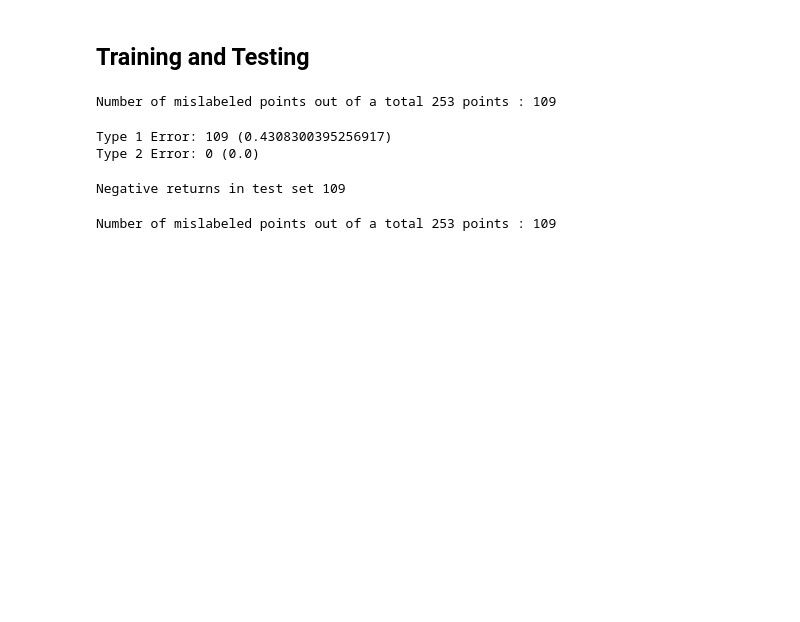
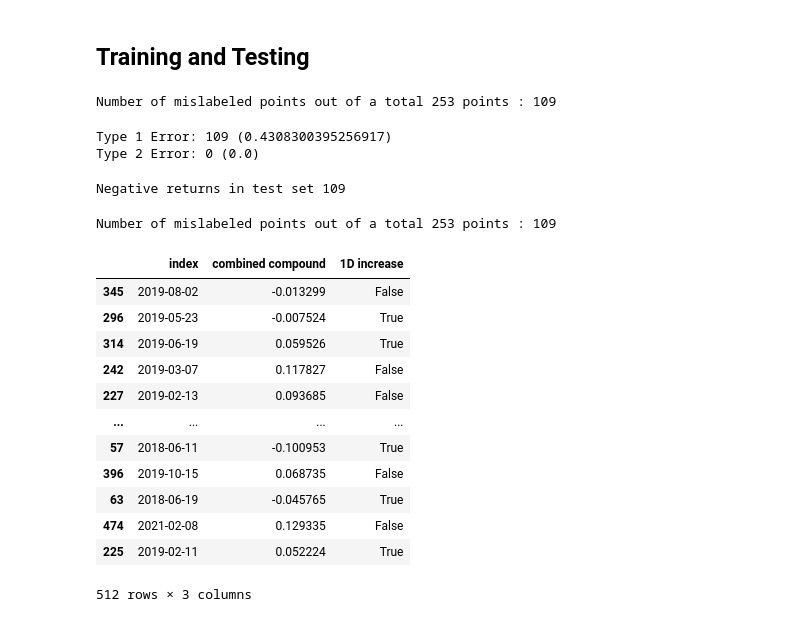
Before and after one commit to hoestlund/thesis, a Jupyter notebook: trading_model/preparing_model.ipynb, the cells around one changed output. Cells and saved outputs as stored; diff of their text form; code cells hidden in the pictures; blank space fills up the shorter version.

```diff
--- a/trading_model/preparing_model.ipynb
+++ b/trading_model/preparing_model.ipynb
@@ -380,3 +380,22 @@ bnb_prediction = bnb.fit(X=training_1D_X.values.reshape(-1, 1), y=training_1D_y.
 print("Number of mislabeled points out of a total %d points : %d" % (len(test_1D_X), (bnb_prediction != test_1D_y).sum()))
 # %% [output]
 Number of mislabeled points out of a total 253 points : 109
+# %%
+rest_data_equal_mix = rest_data[['combined compound','1D increase']]
+rest_data_equal_mix.reset_index(inplace=True)
+rest_data_equal_mix = rest_data_equal_mix.sample(frac=1)
+rest_data_equal_mix
+# %% [output]
+|  | index | combined compound | 1D increase |
+| 345 | 2019-08-02 | -0.013299 | False |
+| 296 | 2019-05-23 | -0.007524 | True |
+| 314 | 2019-06-19 | 0.059526 | True |
+| 242 | 2019-03-07 | 0.117827 | False |
+| 227 | 2019-02-13 | 0.093685 | False |
+| ... | ... | ... | ... |
+| 57 | 2018-06-11 | -0.100953 | True |
+| 396 | 2019-10-15 | 0.068735 | False |
+| 63 | 2018-06-19 | -0.045765 | True |
+| 474 | 2021-02-08 | 0.129335 | False |
+| 225 | 2019-02-11 | 0.052224 | True |
+512 rows × 3 columns
```
Also changed, not shown: parts of 13 cells of this notebook.
